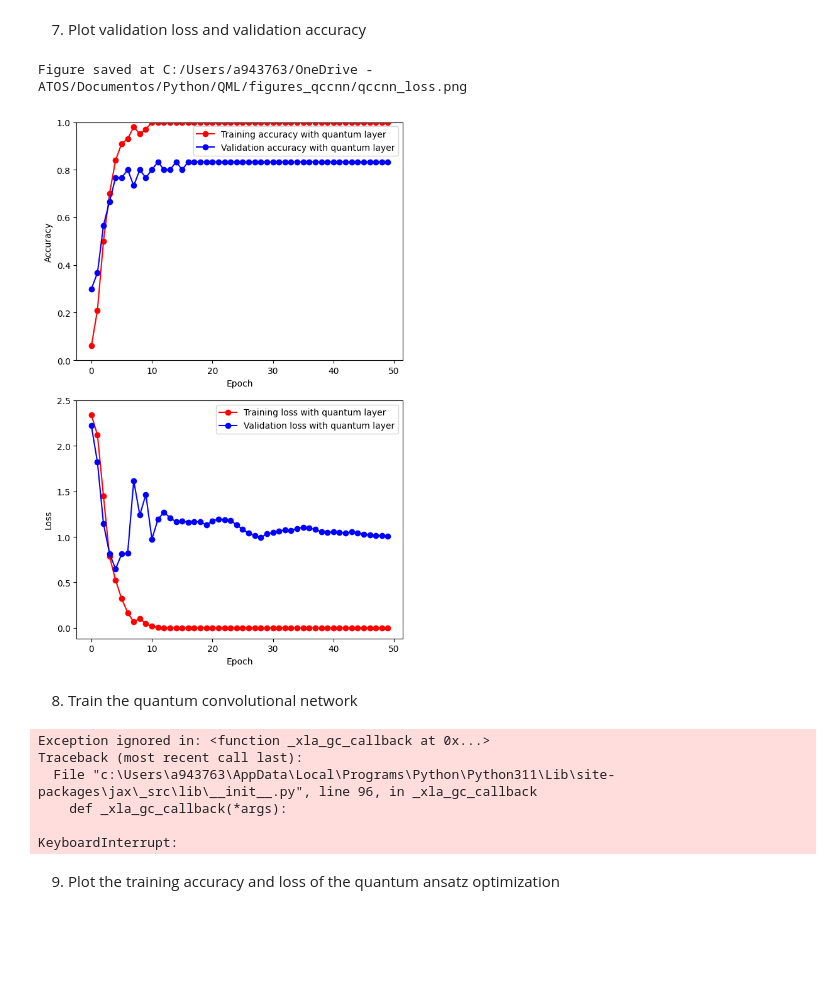
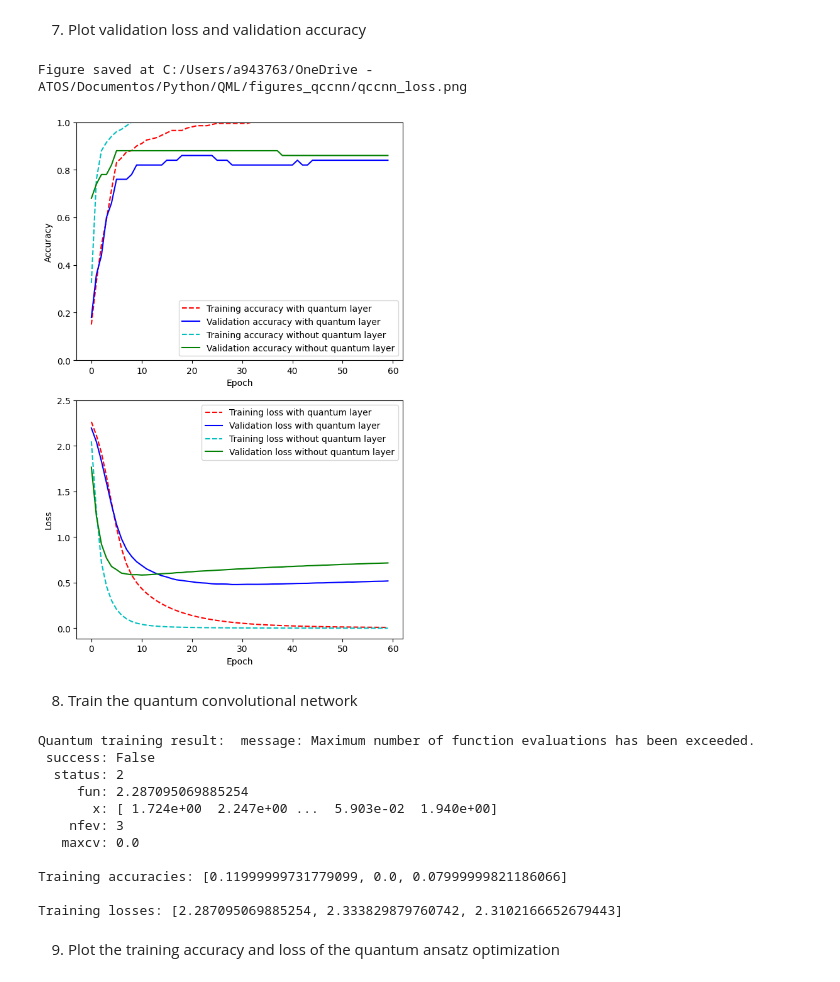
Before and after one commit to cesar-hernando/QML, a Jupyter notebook: qccnn_mnist_new.ipynb, the cells around one changed output. Drawn from its saved outputs; the diff is of its cells as text; code cells hidden in the pictures; blank space fills up the shorter version.

```diff
--- a/qccnn_mnist_new.ipynb
+++ b/qccnn_mnist_new.ipynb
@@ -127,25 +152,25 @@ class Custom_QCCNN(QCCNN):
         model = tf.keras.models.Sequential([
 
             # First convolutional layer
-            tf.keras.layers.Conv2D(filters=50, kernel_size=(2, 2), activation='relu'),
+            tf.keras.layers.Conv2D(filters=15, kernel_size=(2, 2), activation='relu'),
 
             # First pooling layer
             tf.keras.layers.MaxPooling2D(pool_size=(2, 2)),
 
             # Second convolutional layer
-            tf.keras.layers.Conv2D(filters=64, kernel_size=(5, 5), activation='relu'),
+            #tf.keras.layers.Conv2D(filters=64, kernel_size=(5, 5), activation='relu'),
 
             # Second pooling layer
-            tf.keras.layers.MaxPooling2D(pool_size=(2, 2)),
+            #tf.keras.layers.MaxPooling2D(pool_size=(2, 2)),
 
             # Flatten to feed into dense layer
             tf.keras.layers.Flatten(),
 
             # Fully connected dense layer
-            tf.keras.layers.Dense(512, activation='relu'),
+            tf.keras.layers.Dense(64, activation='relu'),
 
             # Dropout layer to prevent overfitting
-            tf.keras.layers.Dropout(0.2),
+            #tf.keras.layers.Dropout(0.2),
 
             # Final output layer with 10 units for classification
             tf.keras.layers.Dense(10, activation='softmax')
@@ -161,8 +186,9 @@ class Custom_QCCNN(QCCNN):
             loss=self.loss,
             metrics=["accuracy"],
         )
-
-        model.save(self.opt_model_path + 'qccnn_model_v0.keras')
+        if self.opt_model_path is not None:
+            # Save the model to the specified path
+            model.save(self.opt_model_path + 'qccnn_model_v0.keras')
 
         return model
 # %% [markdown]
@@ -179,17 +205,17 @@ qccnn.plot_quantum_images(train_images, quantum_train_images, n_samples)
 # %% [markdown]
 5. Upload the quantum_train_images and quantum_test_images if required and create the qccnn object again
 # %%
-upload = False
+upload = True
 if upload:
     quantum_train_images= np.load(np_arrays_path + "quantum_train_images.npy")
     quantum_test_images = np.load(np_arrays_path + "quantum_test_images.npy")
-    qccnn = Custom_QCCNN(n_qubits, device, n_blocks, n_shots, optimizer, loss, learning_rate, opt_model_path)
+    qccnn = Custom_QCCNN(n_qubits, device, n_blocks, n_shots, optimizer, loss, learning_rate, opt_model_path, np_arrays_path)
     qccnn.params = np.load(np_arrays_path + "quantum_random_params.npy")
 # %% [markdown]
 6. For random quantum parameters, train the classical convolutional neural network
 # %%
-batch_size = 8
-n_epochs = 50
+batch_size = 16
+n_epochs = 60
 early_stop_crit = False
 
 history = qccnn.train(
@@ -224,0 +253,10 @@ Training of the classical convolutional neural network completed.
+# %%
+ccnn = Custom_QCCNN(n_qubits, device, n_blocks, n_shots, optimizer, loss, learning_rate)
+c_history = ccnn.classical_model().fit(
+                train_images,
+                train_labels,
+                validation_data=(test_images, test_labels),
+                batch_size=batch_size,
+                epochs=n_epochs,
+                verbose=2
+                )
@@ -225,17 +281,17 @@ Training of the classical convolutional neural network completed.
 # %% [markdown]
 7. Plot validation loss and validation accuracy
 # %%
-fig_path = np_arrays_path = 'C:/Users/a943763/OneDrive - ATOS/Documentos/Python/QML/figures_qccnn/'
-qccnn.plot_loss(fig_path=fig_path)
+fig_path = 'C:/Users/a943763/OneDrive - ATOS/Documentos/Python/QML/figures_qccnn/'
+qccnn.plot_loss(c_history=c_history, fig_path=fig_path)
 # %% [output]
 Figure saved at C:/Users/a943763/OneDrive - ATOS/Documentos/Python/QML/figures_qccnn/qccnn_loss.png
-[figure, old version]
+[figure, new version]
 # %% [markdown]
 8. Train the quantum convolutional network
 # %%
 method = 'cobyla'
-max_iter = 50
-n_train_images_q_opt = n_training_images
+max_iter = 4
+n_train_images_q_opt = 25
 
 train_images_q_opt= train_images[:n_train_images_q_opt,:,:,:]
 train_labels_q_opt = train_labels[:n_train_images_q_opt]
@@ -246,12 +302,17 @@ print(f"Quantum training result: {result}")
 print(f"\nTraining accuracies: {train_accuracies}")
 print(f"\nTraining losses: {train_losses}")
 # %% [output]
-Exception ignored in: <function _xla_gc_callback at 0x...>
-Traceback (most recent call last):
-  File "c:\Users\a943763\AppData\Local\Programs\Python\Python311\Lib\site-packages\jax\_src\lib\__init__.py", line 96, in _xla_gc_callback
-    def _xla_gc_callback(*args):
+Quantum training result:  message: Maximum number of function evaluations has been exceeded.
+ success: False
+  status: 2
+     fun: 2.287095069885254
+       x: [ 1.724e+00  2.247e+00 ...  5.903e-02  1.940e+00]
+    nfev: 3
+   maxcv: 0.0
 
-KeyboardInterrupt:
+Training accuracies: [0.11999999731779099, 0.0, 0.07999999821186066]
+
+Training losses: [2.287095069885254, 2.333829879760742, 2.3102166652679443]
 # %% [markdown]
 9. Plot the training accuracy and loss of the quantum ansatz optimization
 # %%
```
Also changed, not shown: parts of 10 cells of this notebook, 11 other files.
